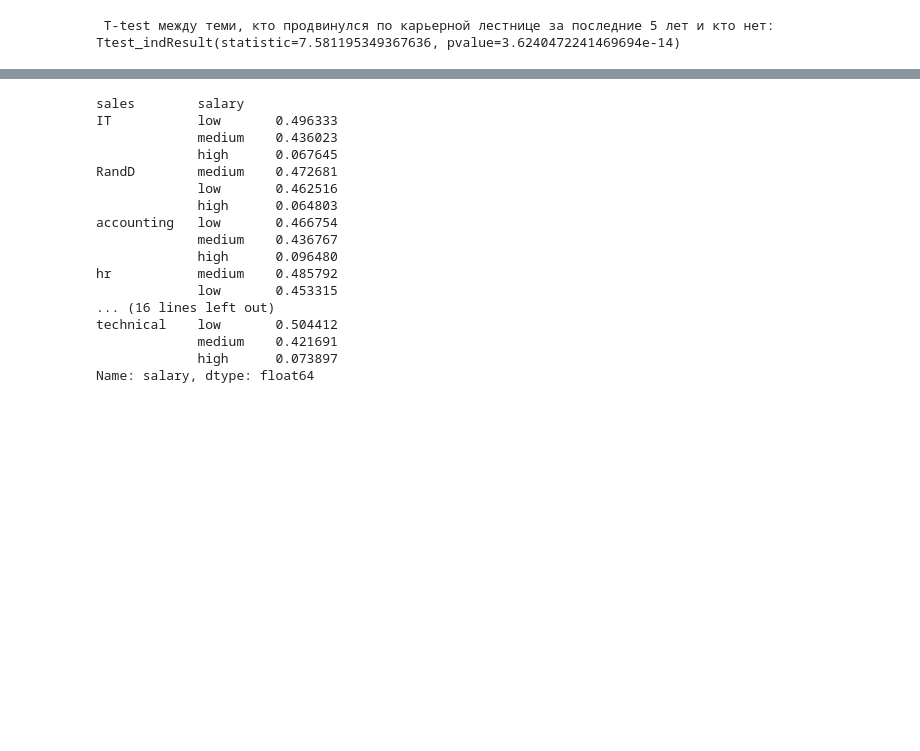
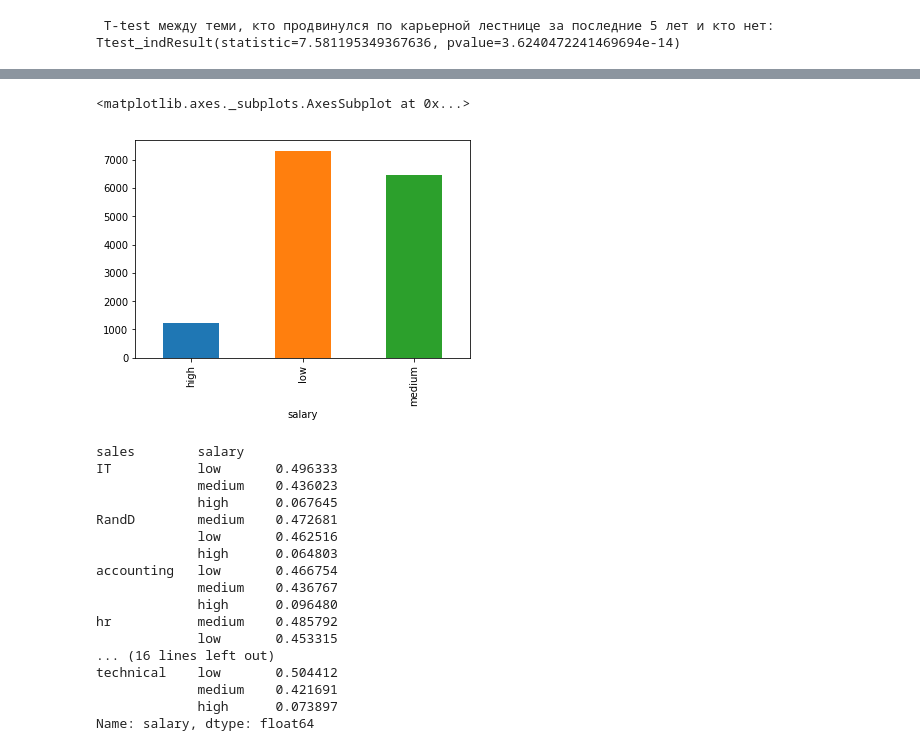
Before and after one commit to olgamonahova/python, a Jupyter notebook: Проверочная/Проверочная.ipynb, the cells around one changed output, grey strips where cells are left out. Saved outputs shown, nothing was run; the diff lists cells and outputs as text; code cells hidden in the pictures; blank space fills up the shorter version.

```diff
--- a/Проверочная/Проверочная.ipynb
+++ b/Проверочная/Проверочная.ipynb
@@ -217,3 +229,11 @@ plt.plot(salary_distr)
+# %%
+# UPDATE 3: вот теперь Ок
+
+dep_sal = data.groupby(['salary'])['salary'].count()
+dep_sal.plot(kind = 'bar')
+# %% [output]
+<matplotlib.axes._subplots.AxesSubplot at 0x...>
+[figure, added]
 # %%
 # 8.Показать распределение сотрудников по зарплатам совместно с департаментами
 # %%
```
Also changed, not shown: parts of 6 cells of this notebook.
